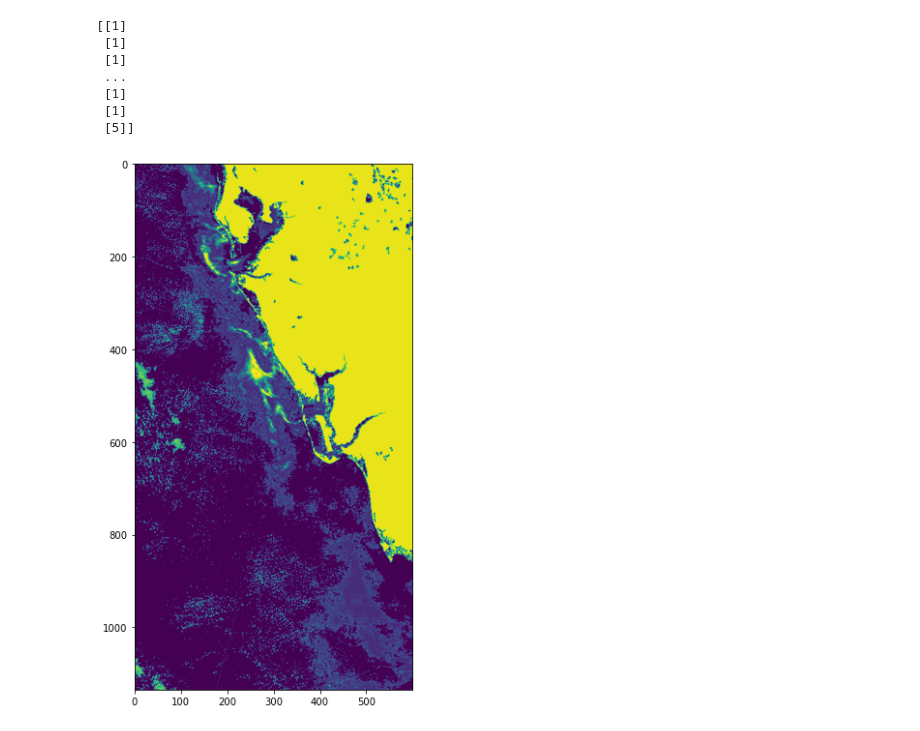
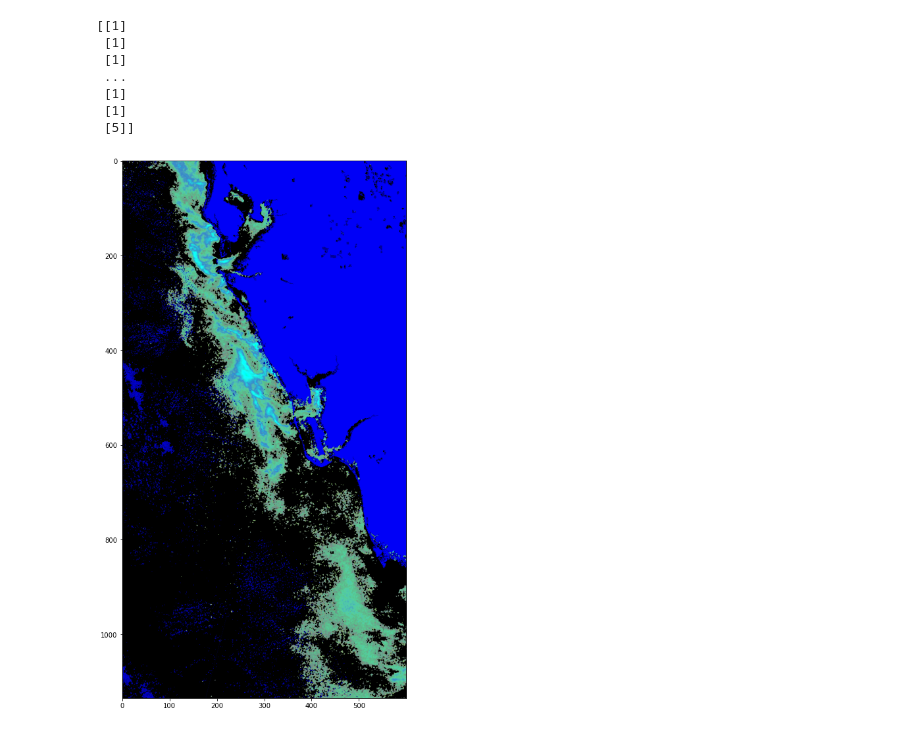
Before and after one commit to cvaisnor/OpenCV, a Jupyter notebook: OpenCVtesting.ipynb, the cells around one changed output. Drawn from its saved outputs; the diff is of its cells as text; code cells hidden in the pictures.

```diff
--- a/OpenCVtesting.ipynb
+++ b/OpenCVtesting.ipynb
@@ -92,4 +98,4 @@ print(label)
  [1]
  [5]]
 # %%
-redCopy = testImage.copy()
+A = testImage.copy()
@@ -98,6 +102,8 @@ redlayer = redCopy[:,:,2]
+# %%
+hsv = cv2.cvtColor(A, cv2.COLOR_BGR2HSV)
 # %%
-plt.figure(figsize=(10,10))
-plt.imshow(redlayer)
+plt.figure(figsize=(15,15))
+plt.imshow(hsv)
 plt.show()
 # %% [output]
-[figure, old version]
+[figure, new version]
```
Also changed, not shown: parts of 9 cells of this notebook.
